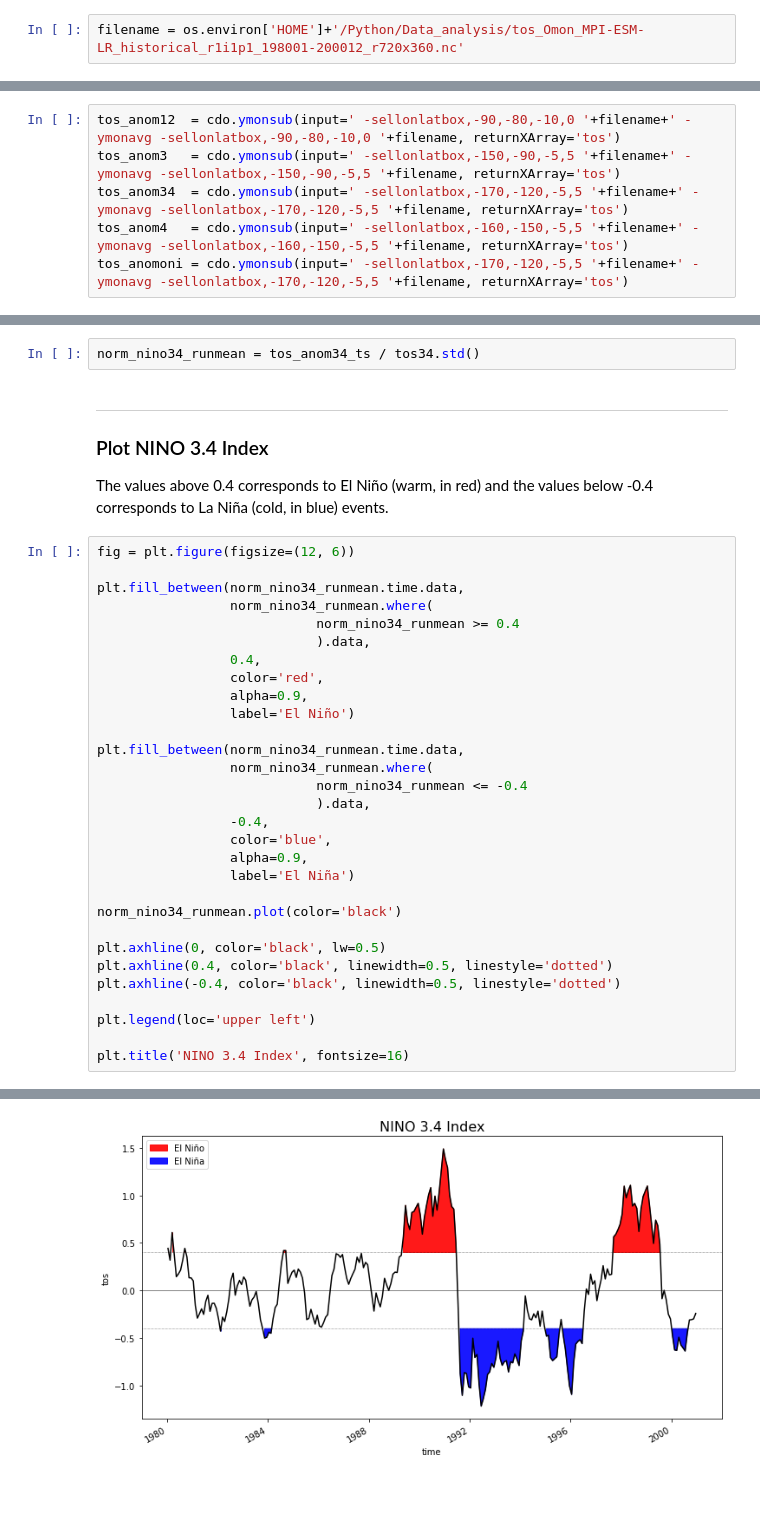
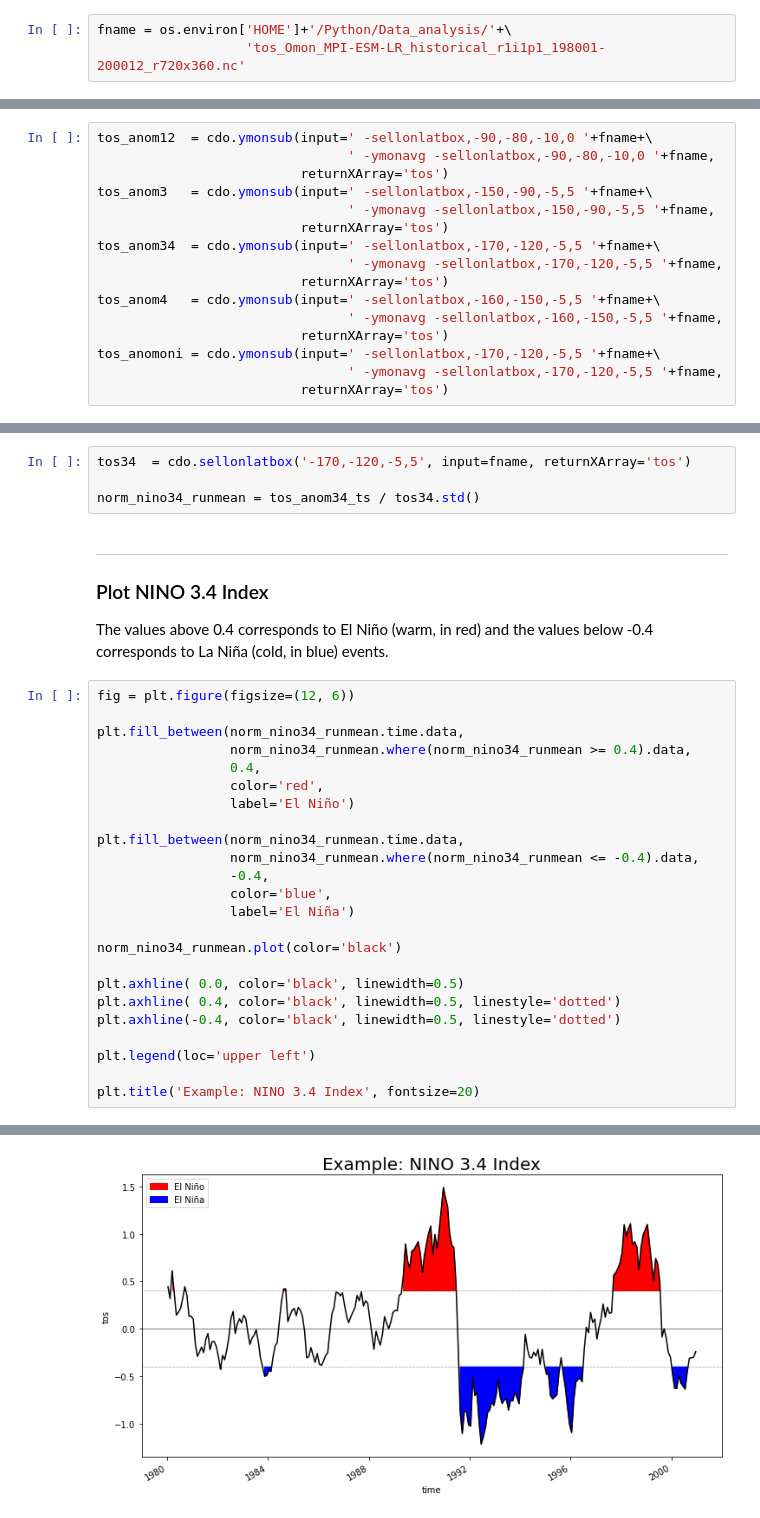
Before and after one commit to KMFleischer/PyEarthScience, a Jupyter notebook: Data_Analysis/DKRZ_tutorial_compute_ENSO_NINOs_with_CDO.ipynb, the cells around one changed output, grey strips where cells are left out. Drawn from its saved outputs; the diff is of its cells as text; blank space fills up the shorter version.

```diff
--- a/Data_Analysis/DKRZ_tutorial_compute_ENSO_NINOs_with_CDO.ipynb
+++ b/Data_Analysis/DKRZ_tutorial_compute_ENSO_NINOs_with_CDO.ipynb
@@ -61,7 +74,8 @@ cdo = Cdo()
 
 ## Data set
 # %%
-filename = os.environ['HOME']+'/Python/Data_analysis/tos_Omon_MPI-ESM-LR_historical_r1i1p1_198001-200012_r720x360.nc'
+fname = os.environ['HOME']+'/Python/Data_analysis/'+\
+                   'tos_Omon_MPI-ESM-LR_historical_r1i1p1_198001-200012_r720x360.nc'
 # %% [markdown]
 ----
 
@@ -95,11 +103,21 @@ tos_climoni = cdo.ymonmean(input=' -sellonlatbox,-170,-120,-5,5 '+filename, retu
 
 ## Compute the anomalies in one step
 # %%
-tos_anom12  = cdo.ymonsub(input=' -sellonlatbox,-90,-80,-10,0 '+filename+' -ymonavg -sellonlatbox,-90,-80,-10,0 '+filename, returnXArray='tos')
-tos_anom3   = cdo.ymonsub(input=' -sellonlatbox,-150,-90,-5,5 '+filename+' -ymonavg -sellonlatbox,-150,-90,-5,5 '+filename, returnXArray='tos')
-tos_anom34  = cdo.ymonsub(input=' -sellonlatbox,-170,-120,-5,5 '+filename+' -ymonavg -sellonlatbox,-170,-120,-5,5 '+filename, returnXArray='tos')
-tos_anom4   = cdo.ymonsub(input=' -sellonlatbox,-160,-150,-5,5 '+filename+' -ymonavg -sellonlatbox,-160,-150,-5,5 '+filename, returnXArray='tos')
-tos_anomoni = cdo.ymonsub(input=' -sellonlatbox,-170,-120,-5,5 '+filename+' -ymonavg -sellonlatbox,-170,-120,-5,5 '+filename, returnXArray='tos')
+tos_anom12  = cdo.ymonsub(input=' -sellonlatbox,-90,-80,-10,0 '+fname+\
+                                ' -ymonavg -sellonlatbox,-90,-80,-10,0 '+fname,
+                          returnXArray='tos')
+tos_anom3   = cdo.ymonsub(input=' -sellonlatbox,-150,-90,-5,5 '+fname+\
+                                ' -ymonavg -sellonlatbox,-150,-90,-5,5 '+fname,
+                          returnXArray='tos')
+tos_anom34  = cdo.ymonsub(input=' -sellonlatbox,-170,-120,-5,5 '+fname+\
+                                ' -ymonavg -sellonlatbox,-170,-120,-5,5 '+fname,
+                          returnXArray='tos')
+tos_anom4   = cdo.ymonsub(input=' -sellonlatbox,-160,-150,-5,5 '+fname+\
+                                ' -ymonavg -sellonlatbox,-160,-150,-5,5 '+fname,
+                          returnXArray='tos')
+tos_anomoni = cdo.ymonsub(input=' -sellonlatbox,-170,-120,-5,5 '+fname+\
+                                ' -ymonavg -sellonlatbox,-170,-120,-5,5 '+fname,
+                          returnXArray='tos')
 # %% [markdown]
 ----
 
@@ -315,6 +312,8 @@ Text(0.5, 1.0, 'SST anomaly over the Niño 3.4 region')
 
 Normalize the values by dividing the running mean by the standard deviation.
 # %%
+tos34  = cdo.sellonlatbox('-170,-120,-5,5', input=fname, returnXArray='tos')
+
 norm_nino34_runmean = tos_anom34_ts / tos34.std()
 # %% [markdown]
 ----
@@ -326,30 +325,24 @@ The values above 0.4 corresponds to El Niño (warm, in red) and the values below
 fig = plt.figure(figsize=(12, 6))
 
 plt.fill_between(norm_nino34_runmean.time.data,
-                 norm_nino34_runmean.where(
-                            norm_nino34_runmean >= 0.4
-                            ).data,
+                 norm_nino34_runmean.where(norm_nino34_runmean >= 0.4).data,
                  0.4,
                  color='red',
-                 alpha=0.9,
                  label='El Niño')
 
 plt.fill_between(norm_nino34_runmean.time.data,
-                 norm_nino34_runmean.where(
-                            norm_nino34_runmean <= -0.4
-                            ).data,
+                 norm_nino34_runmean.where(norm_nino34_runmean <= -0.4).data,
                  -0.4,
                  color='blue',
-                 alpha=0.9,
                  label='El Niña')
 
 norm_nino34_runmean.plot(color='black')
 
-plt.axhline(0, color='black', lw=0.5)
-plt.axhline(0.4, color='black', linewidth=0.5, linestyle='dotted')
+plt.axhline( 0.0, color='black', linewidth=0.5)
+plt.axhline( 0.4, color='black', linewidth=0.5, linestyle='dotted')
 plt.axhline(-0.4, color='black', linewidth=0.5, linestyle='dotted')
 
 plt.legend(loc='upper left')
 
-plt.title('NINO 3.4 Index', fontsize=16)
+plt.title('Example: NINO 3.4 Index', fontsize=20)
 # %% [output]
@@ -357 +350 @@ Text(0.5, 1.0, 'NINO 3.4 Index')
-[figure, old version]
+[figure, new version]
```
Also changed, not shown: parts of 12 cells of this notebook.
